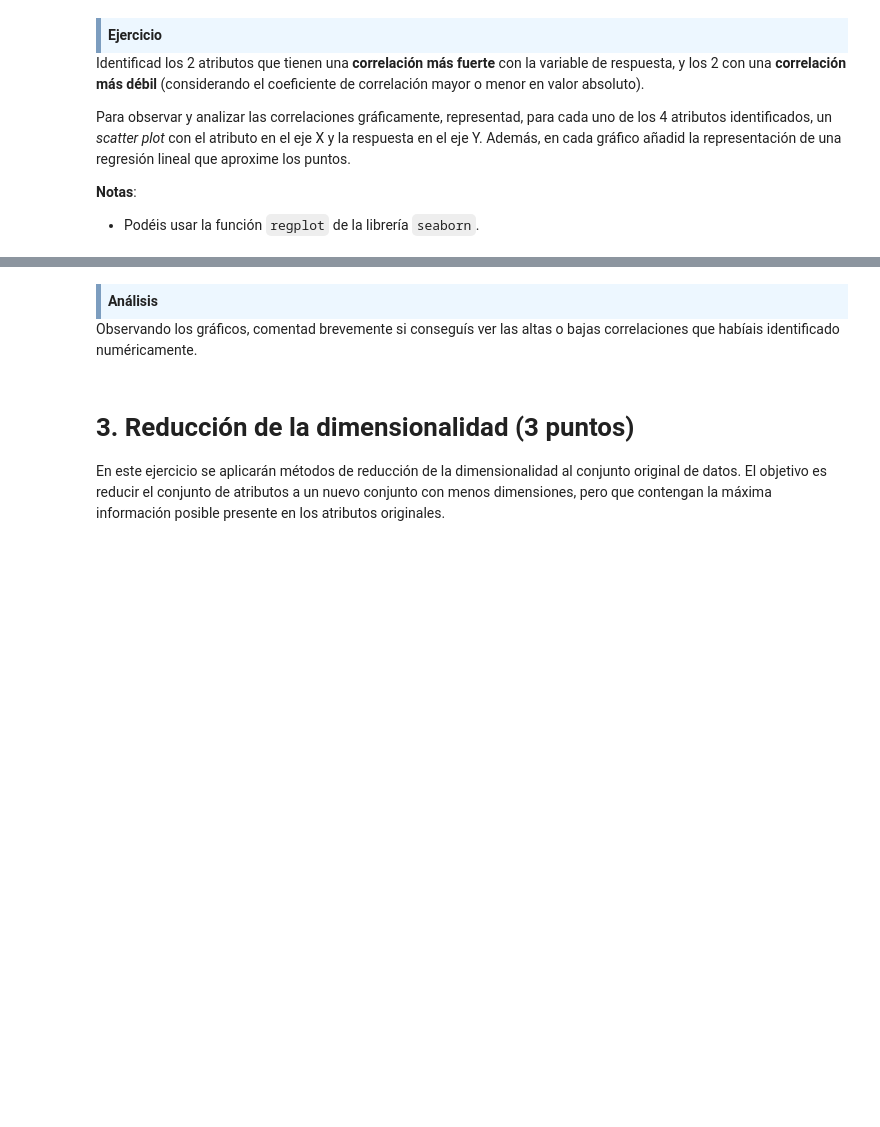
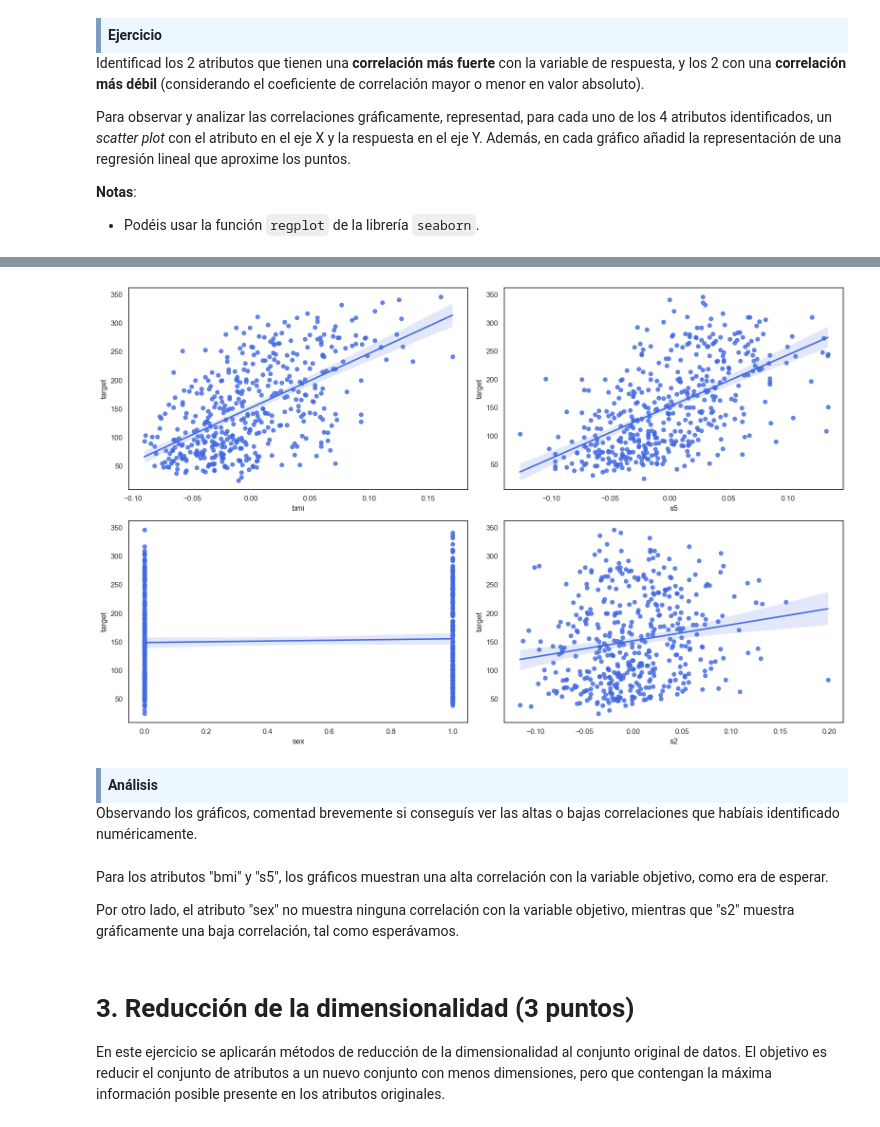
Before and after one commit to oriol-marco/Diabetes-PCA-RandomForest, a Jupyter notebook: M2.855_20221_PEC1-Enunciado.ipynb, the cells around one changed output, grey strips where cells are left out. Saved outputs shown, nothing was run; the diff lists cells and outputs as text; code cells hidden in the pictures; blank space fills up the shorter version.

```diff
--- a/M2.855_20221_PEC1-Enunciado.ipynb
+++ b/M2.855_20221_PEC1-Enunciado.ipynb
@@ -234,9 +363,32 @@ Para observar y analizar las correlaciones gráficamente, representad, para cada
+# %%
+sns.set_theme(style="white", palette="pastel")
+fig, axs = plt.subplots(nrows = 2, ncols = 2, figsize = (16, 10))
+axs = axs.flatten()
+corr_vars = ['bmi', 's5', 'sex', 's2']
+
+for i, var in enumerate(corr_vars):
+    sns.regplot(x = var,
+                y = 'target',
+                data = df_diabetes,
+                ax = axs[i],
+                color='royalblue')
+
+    #axs[i].set_title("Correlación con la variable objetivo", fontsize = 15)
+    axs[i].set_xlabel(var, fontsize = 12)
+    axs[i].set_ylabel('target', fontsize = 12)
+plt.tight_layout()
+# %% [output]
+[figure, added]
 # %% [markdown]
 <div style="background-color: #EDF7FF; border-color: #7C9DBF; border-left: 5px solid #7C9DBF; padding: 0.5em;">
 <strong>Análisis</strong>
 </div>
 
 Observando los gráficos, comentad brevemente si conseguís ver las altas o bajas correlaciones que habíais identificado numéricamente.
+# %% [markdown]
+Para los atributos "bmi" y "s5", los gráficos muestran una alta correlación con la variable objetivo, como era de esperar.
+
+Por otro lado, el atributo "sex" no muestra ninguna correlación con la variable objetivo, mientras que "s2" muestra gráficamente una baja correlación, tal como esperávamos.
 # %% [markdown]
 # 3. Reducción de la dimensionalidad (3 puntos)
 
```
Also changed, not shown: parts of 24 cells of this notebook.
